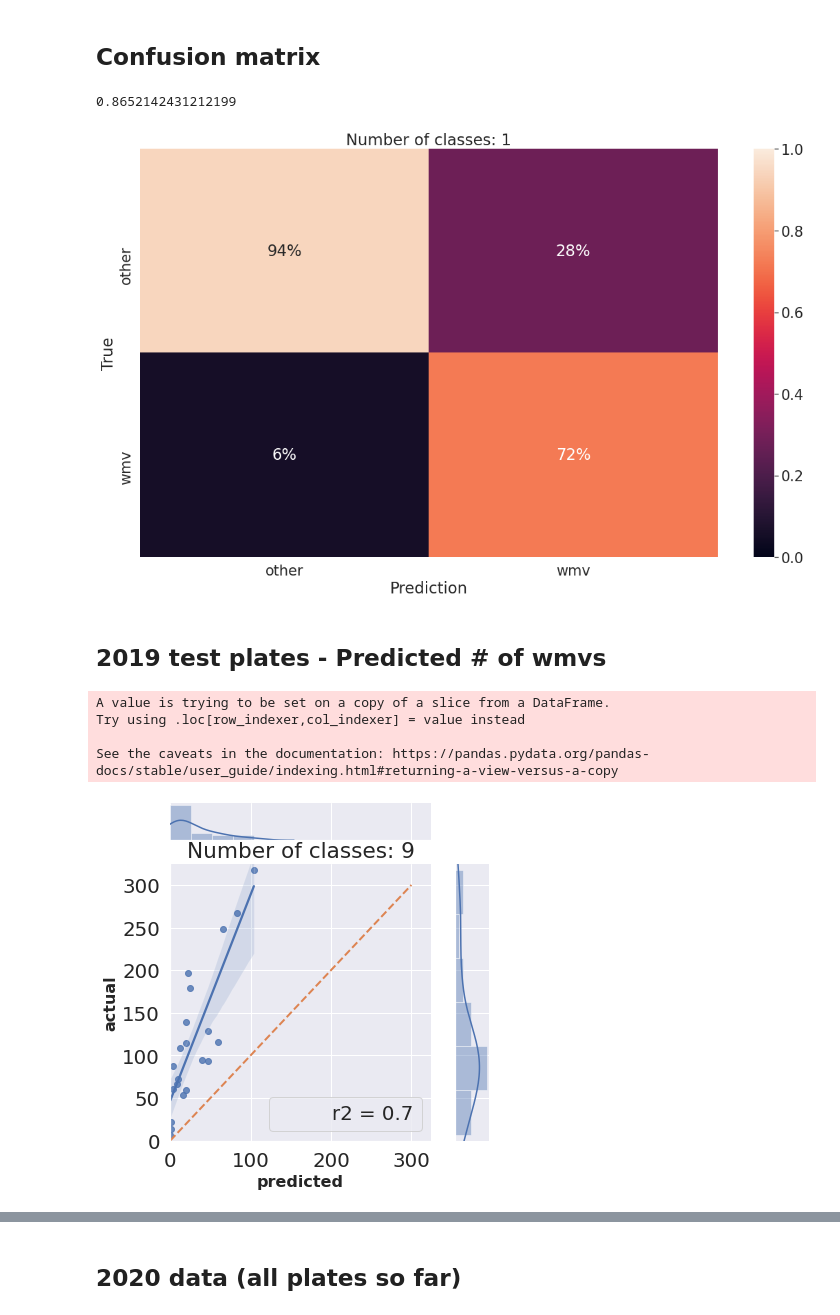
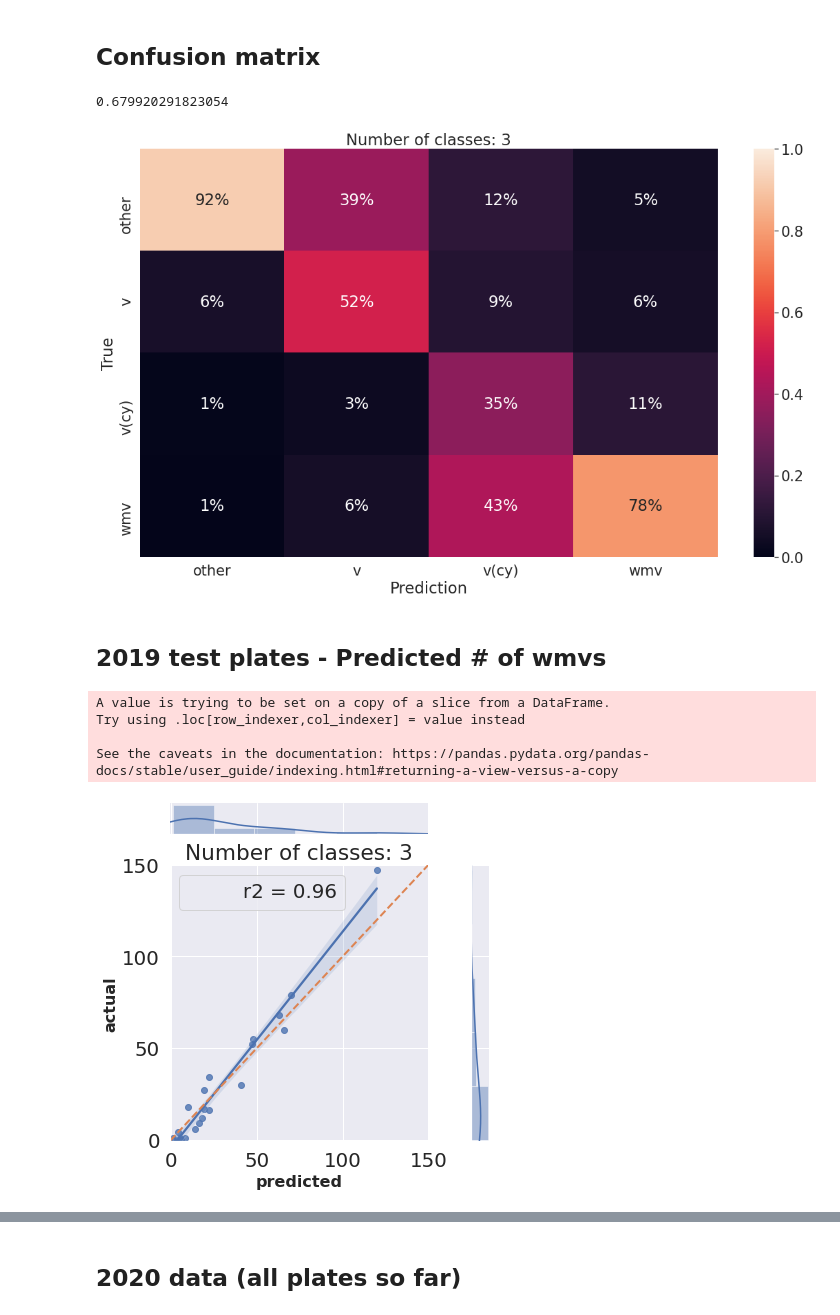
Before and after one commit to kalfasyan/yannis_impy, a Jupyter notebook: Predict_#_wmvs.ipynb, the cells around one changed output, grey strips where cells are left out. Cells and saved outputs as stored; diff of their text form; code cells hidden in the pictures.

Commit message:
discovered bug in regression plot actual predicted, work for photobox data

```diff
--- a/Predict_#_wmvs.ipynb
+++ b/Predict_#_wmvs.ipynb
@@ -17,6 +17,7 @@ from tensorflow.keras.preprocessing.image import img_to_array
 from sklearn.preprocessing import LabelEncoder
 from sklearn.utils import shuffle
 from sklearn.model_selection import train_test_split
+import seaborn as sns
 seed = 42
 np.random.seed(seed)
 
@@ -29,7 +30,7 @@ if clean:
     print("Deleting old augmented")
     os.system(f'rm -rf {path_images_augmented}*')
 
-nb_classes = 1
+nb_classes = 3
 
 if nb_classes == 3:
     target_classes = ['v','wmv','v(cy)','other']
@@ -152,33 +162,33 @@ sns.set(font_scale=1.8)
 plt.tight_layout()
 plt.savefig(f"{created_data_path}/results/confusionmatrix_2019data_{nb_classes}classes.png")
 # %% [output]
-0.8652142431212199
+0.679920291823054
-[figure, old version]
+[figure, new version]
 # %% [markdown]
 ## 2019 test plates - Predicted # of wmvs
 # %%
 from scipy import stats
 def r2(x, y):
     return stats.pearsonr(x, y)[0] ** 2
 
 df_test = df_2019[df_2019.pname.isin(test_plates)]
 df_test['pred'] = y_pred
 
 actual, predicted = [], []
 for i, sub in df_test.groupby('pname'):
-    actual.append(sub.shape[0])
+    actual.append(len(sub[sub.y == inv_name_map['wmv']]))
     predicted.append(len(sub[sub.pred==inv_name_map['wmv']]))
 
-h = sns.jointplot(predicted,actual, kind="reg", stat_func=r2); plt.ylim(-.9,325); plt.xlim(-.9,325);
+h = sns.jointplot(predicted,actual, kind="reg", stat_func=r2); plt.ylim(-.9,150); plt.xlim(-.9,150);
 h.set_axis_labels('predicted', 'actual', fontsize=16,fontweight='bold')
-h.ax_joint.plot([0,300], [0,300], '--', linewidth = 2)
+h.ax_joint.plot([-.5,150], [-.5,150], '--', linewidth = 2)
 plt.tight_layout()
 plt.title(f"Number of classes: {nb_classes}")
 
 plt.savefig(f"{created_data_path}/results/jointplot_predicted#2019data_{nb_classes}classes.png")
 # %% [output]
 A value is trying to be set on a copy of a slice from a DataFrame.
 Try using .loc[row_indexer,col_indexer] = value instead
 
 See the caveats in the documentation: https://pandas.pydata.org/pandas-docs/stable/user_guide/indexing.html#returning-a-view-versus-a-copy
-[figure, old version]
+[figure, new version]
```
Also changed, not shown: parts of 17 cells of this notebook, 3 other files.
